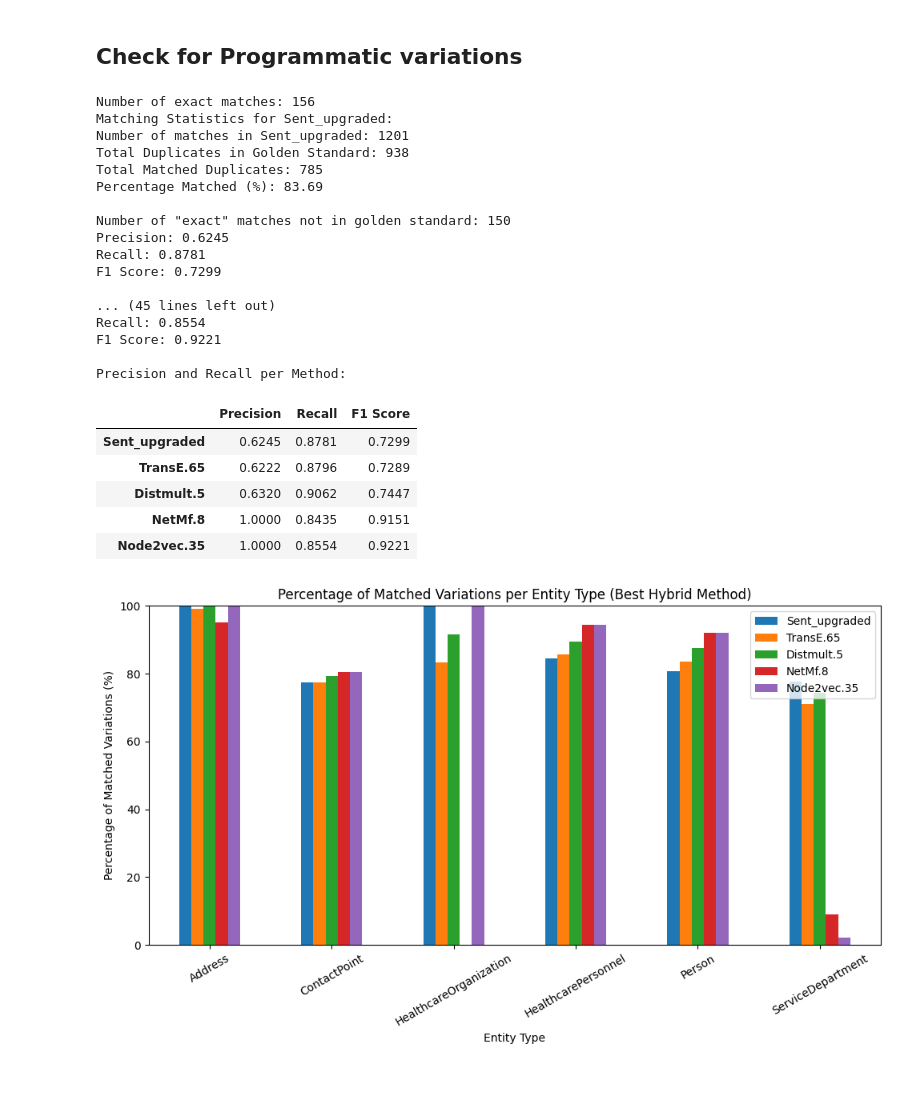
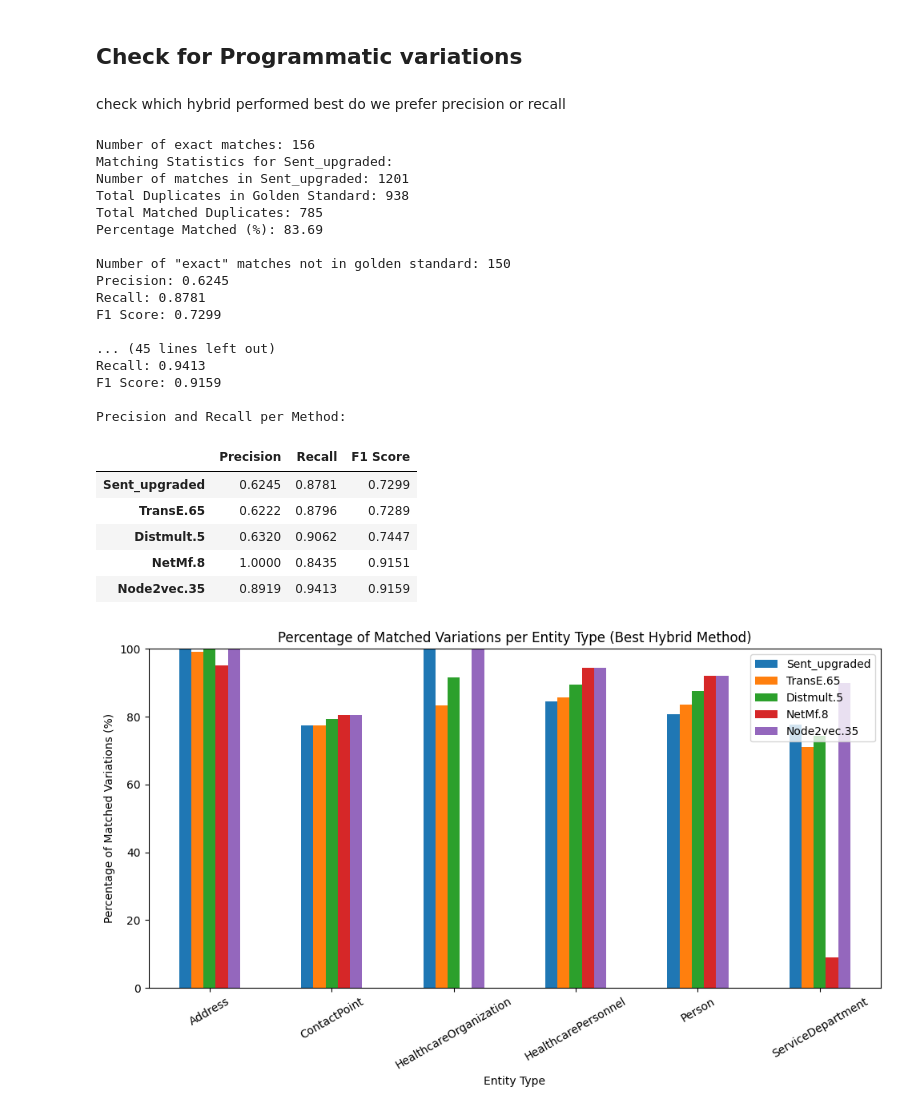
Before and after one commit to Timszy/entity-deduplication-hack-main, a Jupyter notebook: EvaluateVariations.ipynb, the cells around one changed output. Cells and saved outputs as stored; diff of their text form; code cells hidden in the pictures; blank space fills up the shorter version.

```diff
--- a/EvaluateVariations.ipynb
+++ b/EvaluateVariations.ipynb
@@ -1,5 +1,7 @@
 # %% [markdown]
 ## Check for Programmatic variations
+# %% [markdown]
+check which hybrid performed best do we prefer precision or recall
 # %%
 import pandas as pd
 import json
@@ -28,8 +30,7 @@ match_files = {
     'TransE.65' : json.load(open(f'matches_{noise}/HybridTransE_alpha_0.8.json', 'r')),
     'Distmult.5': json.load(open(f'matches_{noise}/HybridDistmult_alpha_0.5.json', 'r')),
     'NetMf.8' : json.load(open(f'matches_{noise}/HybridNetMf_alpha_0.8.json', 'r')),
-    'Node2vec.35': json.load(open(f'matches_{noise}/HybridNode2vecLow_alpha_0.35.json', 'r')),
-
+    'Node2vec.35': json.load(open(f'matches_{noise}/HybridNode2vecLow_alpha_0.5.json', 'r')),
 }
 
 def extract_uuid(uri):
@@ -170,34 +171,34 @@ display(pr_df)
 percent_df = pd.DataFrame(percent_summary).fillna(0)
 percent_df.plot(kind='bar', figsize=(10,6))
 plt.xlabel('Entity Type')
 plt.ylabel('Percentage of Matched Variations (%)')
 plt.title('Percentage of Matched Variations per Entity Type (Best Hybrid Method)')
 plt.ylim(0, 100)
 plt.xticks(rotation=30)
 plt.tight_layout()
 plt.show()
 # %% [output]
 Number of exact matches: 156
 Matching Statistics for Sent_upgraded:
 Number of matches in Sent_upgraded: 1201
 Total Duplicates in Golden Standard: 938
 Total Matched Duplicates: 785
 Percentage Matched (%): 83.69
 
 Number of "exact" matches not in golden standard: 150
 Precision: 0.6245
 Recall: 0.8781
 F1 Score: 0.7299
 
 ... (45 lines left out)
-Recall: 0.8554
-F1 Score: 0.9221
+Recall: 0.9413
+F1 Score: 0.9159
 
 Precision and Recall per Method:
 |  | Precision | Recall | F1 Score |
 | Sent_upgraded | 0.6245 | 0.8781 | 0.7299 |
 | TransE.65 | 0.6222 | 0.8796 | 0.7289 |
 | Distmult.5 | 0.6320 | 0.9062 | 0.7447 |
 | NetMf.8 | 1.0000 | 0.8435 | 0.9151 |
-| Node2vec.35 | 1.0000 | 0.8554 | 0.9221 |
+| Node2vec.35 | 0.8919 | 0.9413 | 0.9159 |
-[figure, old version]
+[figure, new version]
```
Also changed, not shown: parts of 9 cells of this notebook, 5 other files.
